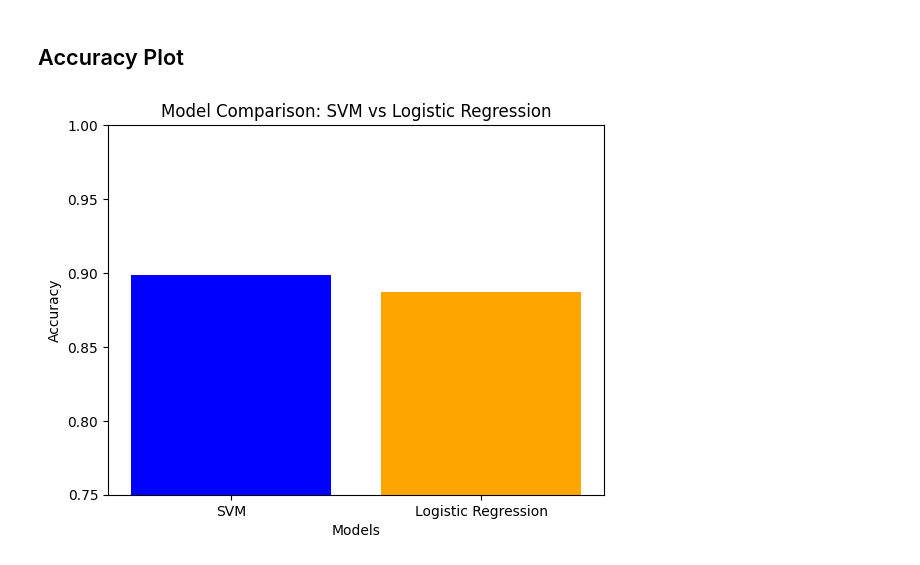
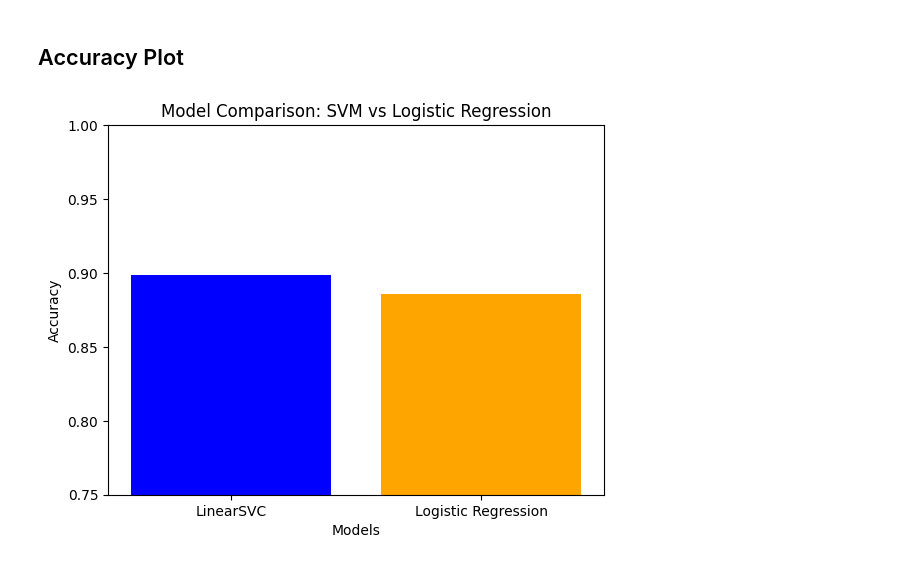
Before and after one commit to Just1a2Noob/Independent_Projects, a Jupyter notebook: bank marketing/bank-marketing.ipynb, the cells around one changed output. Cells and saved outputs as stored; diff of their text form; code cells hidden in the pictures.

Commit message:
Updated LogisticRegression model

```diff
--- a/bank marketing/bank-marketing.ipynb
+++ b/bank marketing/bank-marketing.ipynb
@@ -255,11 +255,14 @@ target = df[['term_deposit']]
 # %% [markdown]
 ## Logistic Regression
 # %%
+warnings.filterwarnings('ignore')
+
 param_distributions = {
-    'penalty': ['l2'],
+    'penalty': ['l1'],
     'tol': [1e-3, 1e-4],
     'C': loguniform(0.01, 100),
-    'solver': ['lbfgs', 'liblinear', 'newton-cg', 'newton-cholesky', 'sag', 'saga']
+    'solver': ['liblinear', 'saga'],
+    'max_iter': [1000, 2000, 5000]
 }
 
 random_search = RandomizedSearchCV(
@@ -273,37 +276,34 @@ random_search = RandomizedSearchCV(
     n_jobs=-1
 )
 
-print("Running hyperparameter search...")
-random_search.fit(X_train_scaled, y_train.values.ravel())
-print(f"Parameter search time: {time.time() - start_time:.2f} seconds")
-start_time = time.time()
+random_search.fit(features, target)
 
 print("Best parameters found:", random_search.best_params_)
 print("Best cross-validation score (accuracy):", random_search.best_score_)
 
 best_log_reg = random_search.best_estimator_
 
-# Using StratifiedKFold just in case the data is imbalanced
-skf = StratifiedKFold(n_splits=5, shuffle=True)
 
-skf.get_n_splits(features, target)
+skf = StratifiedKFold(n_splits=5, shuffle=True, random_state=42)
 
 fold = 0
 aucs = []
+accuracies = []
+
 # Loop through the splits generated by StratifiedKFold
 for train_index, test_index in skf.split(features, target):
     X_train, X_test = features.iloc[train_index], features.iloc[test_index]
     y_train, y_test = target.iloc[train_index], target.iloc[test_index]
 
-    # Initialize and fit the Logistic Regression model
-    best_log_reg = LogisticRegression(max_iter=1000)
-    best_log_reg.fit(X_train, y_train.values.ravel())
+    # Create a copy of the best model (to maintain independence between folds)
+    # Using the best parameters found by RandomizedSearchCV
+    fold_model = LogisticRegression(**best_log_reg.get_params())
 
-    # Getting the predictions and predict probability
-    logreg_y_pred = best_log_reg.predict(X_test)
-    logreg_y_pred_prob = best_log_reg.predict_proba(X_test)[:, 1]
+    fold_model.fit(X_train, y_train.values.ravel())
 
-    # Evaluate the model's accuracy
+    logreg_y_pred = fold_model.predict(X_test)
+    logreg_y_pred_prob = fold_model.predict_proba(X_test)[:, 1]
+
     logreg_acc_score = accuracy_score(y_test, logreg_y_pred)
     logreg_auc_score = roc_auc_score(y_test, logreg_y_pred_prob)
 
@@ -311,12 +311,15 @@ for train_index, test_index in skf.split(features, target):
     print(
         f"Accuracy on the validation set is {logreg_acc_score:0.4f} and AUC is {logreg_auc_score:0.4f}"
     )
+
     fold += 1
     aucs.append(logreg_auc_score)
+    accuracies.append(logreg_acc_score)
 
-log_y_test = y_test    # For residual plot
-
+# Calculate and print average performance metrics
 logreg_avg_auc = np.mean(aucs)
+logreg_avg_accuracy = np.mean(accuracies)
 print('\n')
 print(f'Average AUC score is {logreg_avg_auc:0.4f}')
+print(f'Average Accuracy score is {logreg_avg_accuracy:0.4f}')
 # %% [output]
@@ -471,14 +473,14 @@ The reason for not using SFK is because it's computionally inefficient, I decide
 # %% [markdown]
 ## Accuracy Plot
 # %%
-labels = ['SVM', 'Logistic Regression']
+labels = ['LinearSVC', 'Logistic Regression']
 accuracies = [test_acc, logreg_acc_score]
 
 plt.bar(labels, accuracies, color=['blue', 'orange'])
 plt.xlabel('Models')
 plt.ylabel('Accuracy')
 plt.title('Model Comparison: SVM vs Logistic Regression')
 plt.ylim(0.75, 1.0)  # Set y-axis limit from 0 to 1 for accuracy
 plt.show()
 # %% [output]
-[figure, old version]
+[figure, new version]
```
Also changed, not shown: parts of 5 cells of this notebook.
